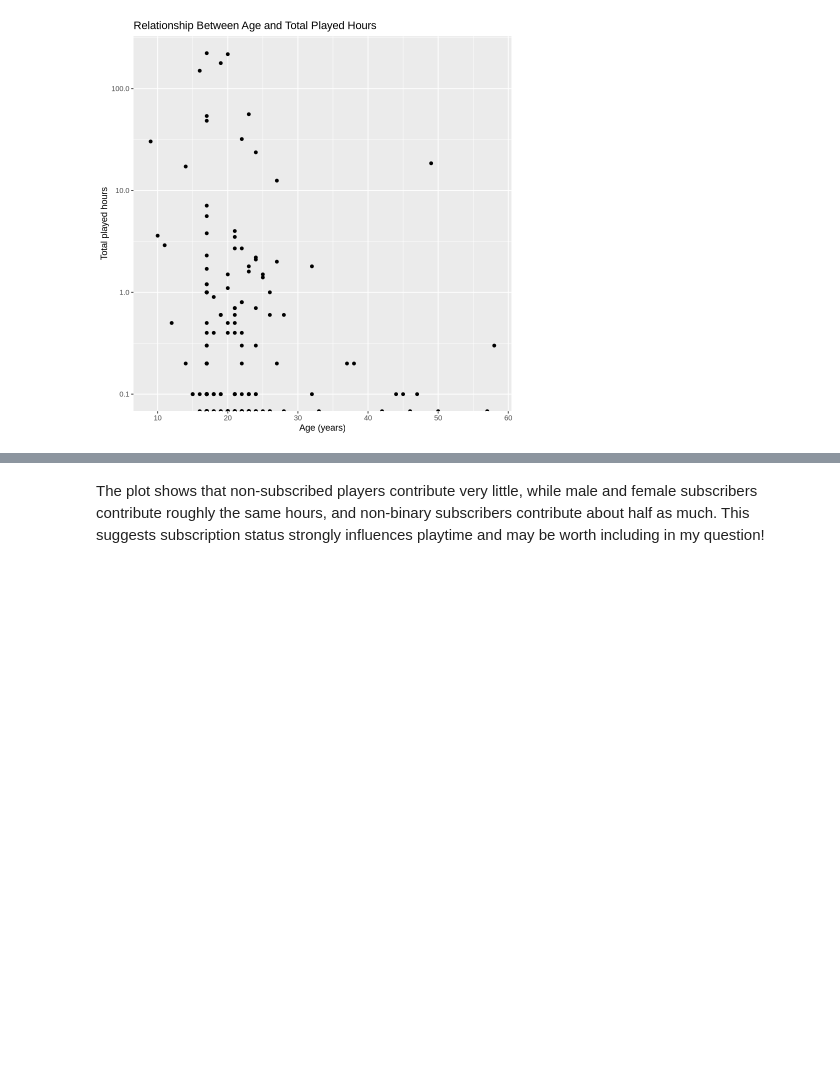
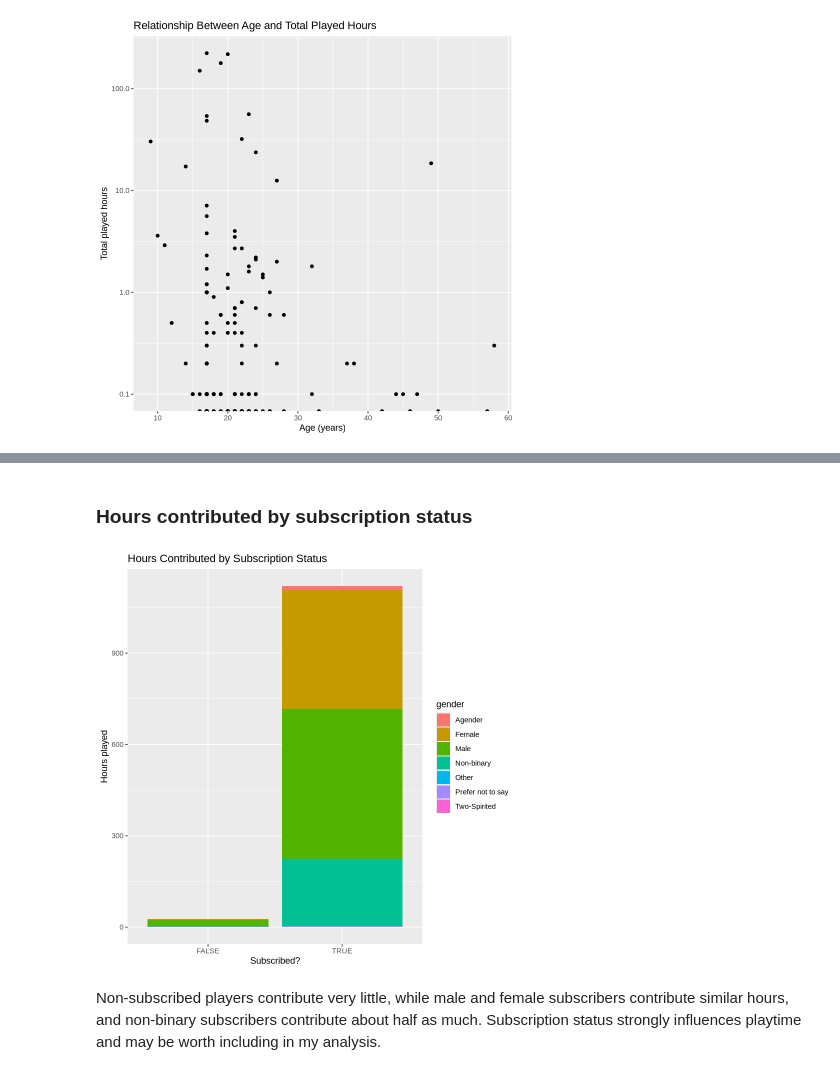
Before and after one commit to jjessicatsai/Individual-Planning-Report, a Jupyter notebook: minecraft.ipynb, the cells around one changed output, grey strips where cells are left out. Saved outputs shown, nothing was run; the diff lists cells and outputs as text; code cells hidden in the pictures; blank space fills up the shorter version.

```diff
--- a/minecraft.ipynb
+++ b/minecraft.ipynb
@@ -347,13 +354,17 @@ Interestingly enough, we see that although male players dominate the demographic
+# %% [markdown]
+### Hours contributed by subscription status
 # %%
-## hours contributed by subscription status
-hrs_by_s <- ggplot(player_data, aes(x = subscribe, y = played_hours, fill = gender)) +
+hrs_by_sub <- ggplot(player_data, aes(x = subscribe, y = played_hours, fill = gender)) +
   geom_bar(stat = "identity") +
-  labs(title = "Hours contributed by subscription status",
+  labs(title = "Hours Contributed by Subscription Status",
        x = "Subscribed?", y = "Hours played")
 
 hrs_by_sub
+# %% [output]
+[figure, added]
 # %% [markdown]
-The plot shows that non-subscribed players contribute very little, while male and female subscribers contribute roughly the same hours, and non-binary subscribers contribute about half as much. This suggests subscription status strongly influences playtime and may be worth including in my question!
+Non-subscribed players contribute very little, while male and female subscribers contribute similar hours, and non-binary subscribers contribute about half as much. Subscription status strongly influences playtime and may be worth including in my analysis.
+<br>
 # %% [markdown]
 ## Methods and Plan
 
```
Also changed, not shown: parts of 26 cells of this notebook.
